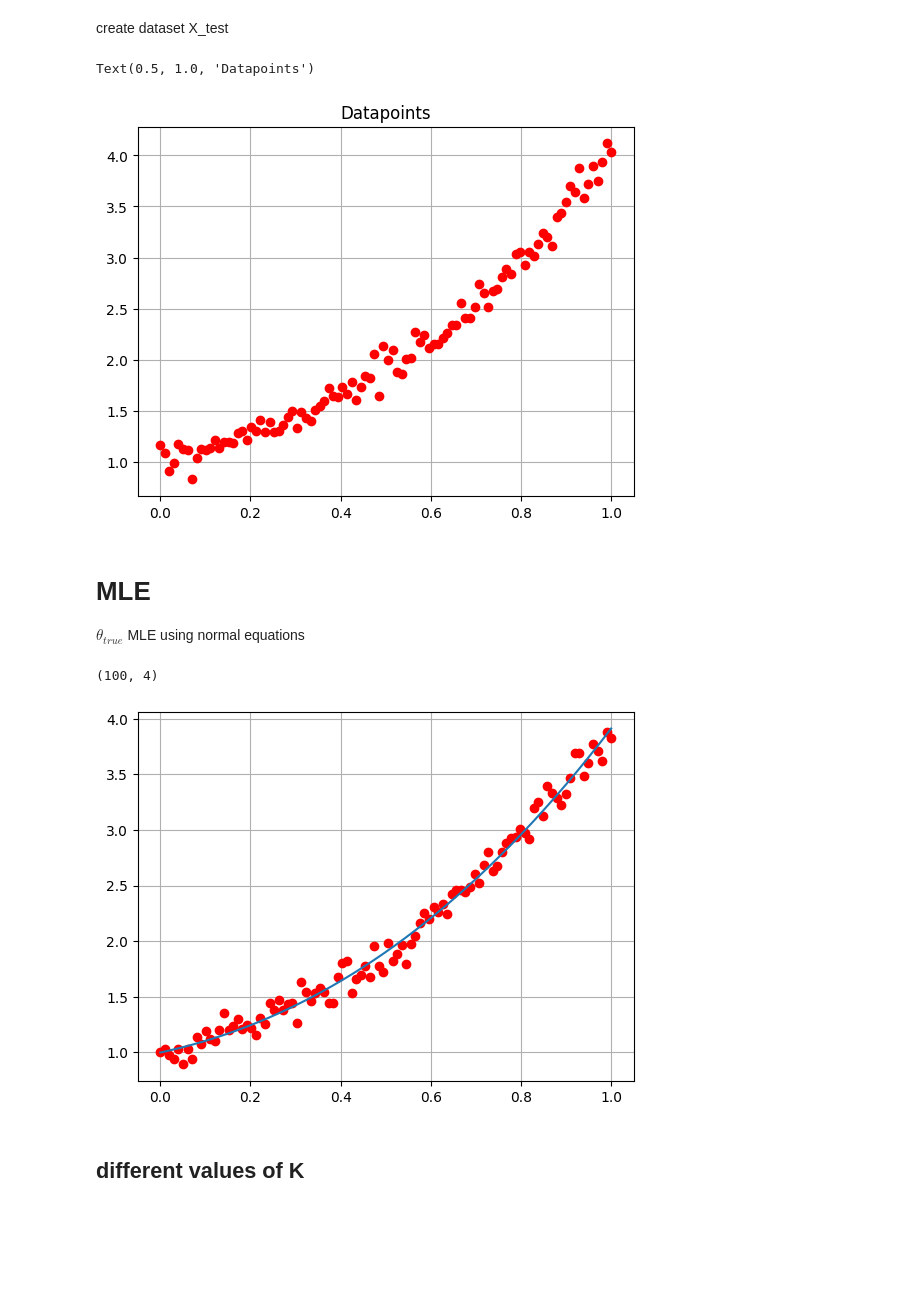
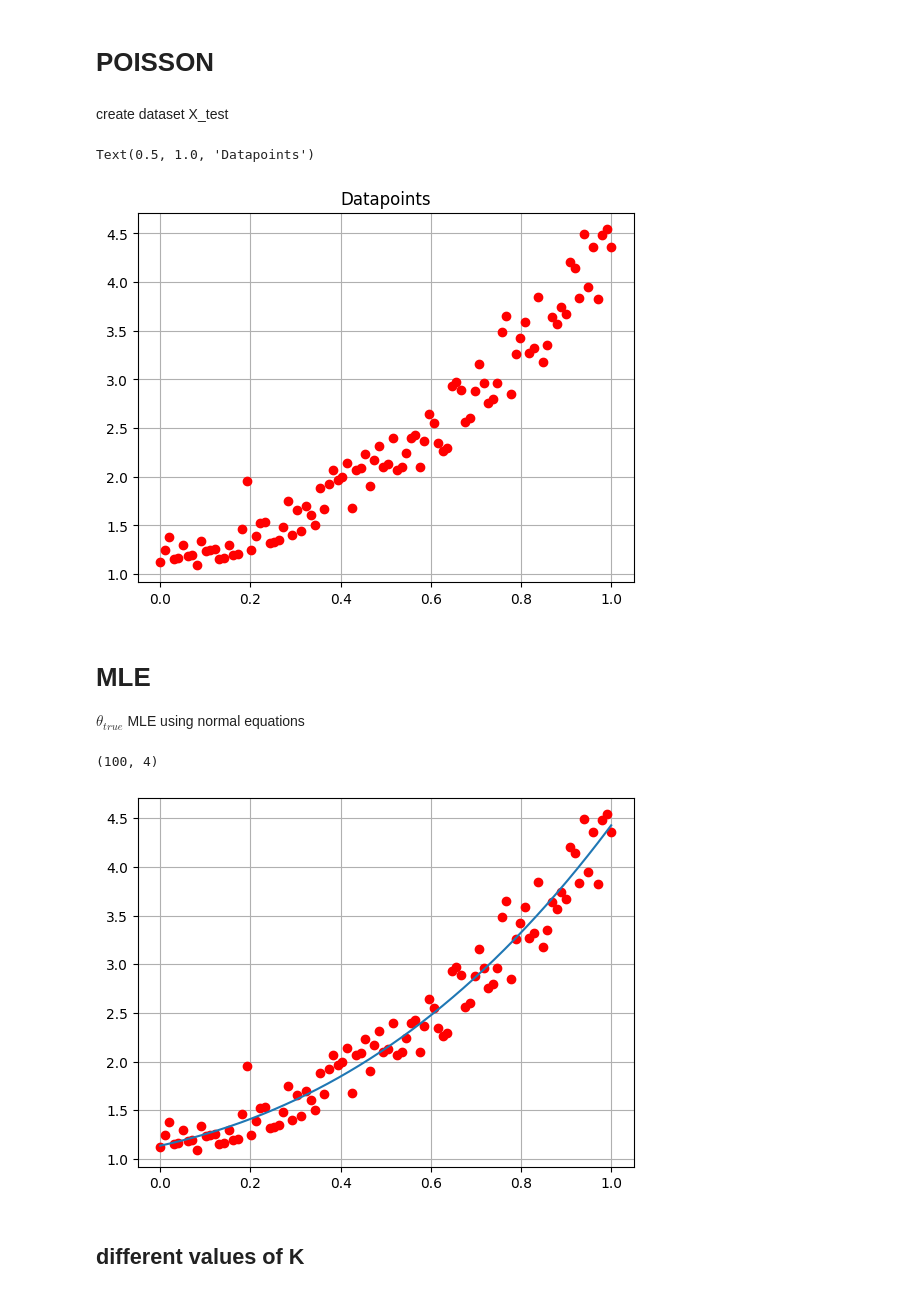
Before and after one commit to danielenapo/AI_unibo, a Jupyter notebook: Maths4ML/Homeworks/4/poisson.ipynb, the cells around one changed output. Saved outputs shown, nothing was run; the diff lists cells and outputs as text; code cells hidden in the pictures; blank space fills up the shorter version.

```diff
--- a/Maths4ML/Homeworks/4/poisson.ipynb
+++ b/Maths4ML/Homeworks/4/poisson.ipynb
@@ -1,3 +1,5 @@
+# %% [markdown]
+# POISSON
 # %%
 import numpy as np
 import matplotlib.pyplot as plt
@@ -14,29 +16,29 @@ create dataset X_test
 # %%
 #create test problem
 N=100 #n. of datapoints
 K=4
 
 a=0
 b=1
 #define true solution
 theta_true=np.ones((K,))
 X=np.linspace(a,b,N) #100 values equispaced from 0 to 1
 #define Y such that theta_true is the solution of
 #Phi(X)*theta=Y
 phi=vandermore(X, K)
 Y = phi @ theta_true
 
 #corrupt Y with noise (standard normal distribution with sigma=0.1)
-sigma=0.1
-Y=Y+sigma*np.random.normal(0,1,Y.shape)
+sigma=0.12
+Y=Y+sigma*np.random.poisson(Y, N)
 
 #plot X against Y with red dots
 plt.plot(X,Y, "o", color="red")
 plt.grid()
 plt.title("Datapoints")
 # %% [output]
 Text(0.5, 1.0, 'Datapoints')
-[figure, old version]
+[figure, new version]
 # %% [markdown]
 # MLE
 $\theta_{true}$ MLE using normal equations
@@ -55,7 +57,7 @@ plt.plot(XX,YY)
 plt.grid()
 # %% [output]
 (100, 4)
-[figure, old version]
+[figure, new version]
 # %%
 #test error funciton with mean squared error
 def test_Error(theta, phi, Y):
```
Also changed, not shown: parts of 6 cells of this notebook, 4 other files.
